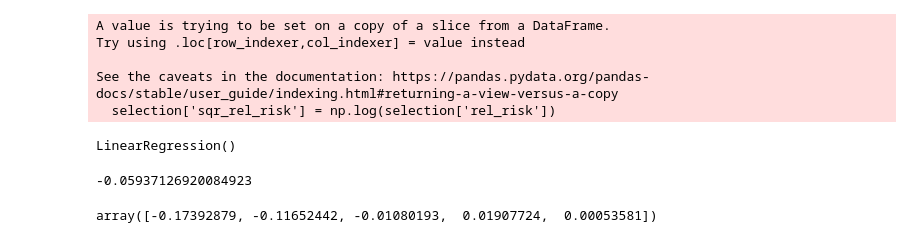
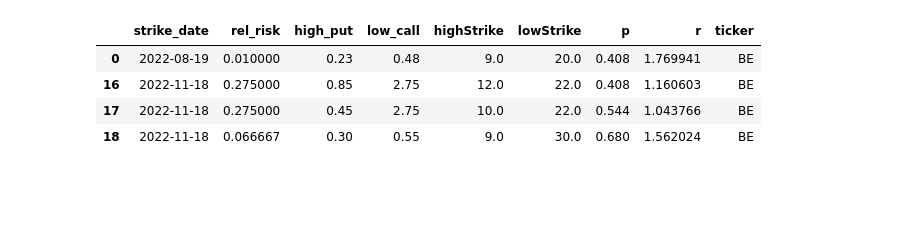
Before and after one commit to andermy/yahooScraper, a Jupyter notebook: test.ipynb, the cells around one changed output. Drawn from its saved outputs; the diff is of its cells as text; code cells hidden in the pictures; blank space fills up the shorter version.

```diff
--- a/test.ipynb
+++ b/test.ipynb
@@ -118,22 +39,8 @@ o.formula
-# %%
-linear_regressor = LinearRegression()
-selection = s[(s['rel_risk']>0)&(s['rel_risk']<3)&(s['return']>0)&(s['return']<2)]
-selection['sqr_rel_risk'] = np.log(selection['rel_risk'])
-y = selection['return']
-x = selection[['sqr_rel_risk', 'probability', 'iv', 'vix', 'days_to_strike']]
-linear_regressor.fit(x, y)
-# %% [output]
-A value is trying to be set on a copy of a slice from a DataFrame.
-Try using .loc[row_indexer,col_indexer] = value instead
-
-See the caveats in the documentation: https://pandas.pydata.org/pandas-docs/stable/user_guide/indexing.html#returning-a-view-versus-a-copy
-  selection['sqr_rel_risk'] = np.log(selection['rel_risk'])
-LinearRegression()
-# %%
-linear_regressor.intercept_
-# %% [output]
--0.05937126920084923
-# %%
-linear_regressor.coef_
-# %% [output]
-array([-0.17392879, -0.11652442, -0.01080193,  0.01907724,  0.00053581])
+# %%
+s[(s['rel_risk']>0)&(s['rel_risk']<3)&(s['r']>0)&(s['r']<2)]
+# %% [output]
+|  | strike_date | rel_risk | high_put | low_call | highStrike | lowStrike | p | r | ticker |
+| 0 | 2022-08-19 | 0.010000 | 0.23 | 0.48 | 9.0 | 20.0 | 0.408 | 1.769941 | BE |
+| 16 | 2022-11-18 | 0.275000 | 0.85 | 2.75 | 12.0 | 22.0 | 0.408 | 1.160603 | BE |
+| 17 | 2022-11-18 | 0.275000 | 0.45 | 2.75 | 10.0 | 22.0 | 0.544 | 1.043766 | BE |
+| 18 | 2022-11-18 | 0.066667 | 0.30 | 0.55 | 9.0 | 30.0 | 0.680 | 1.562024 | BE |
```
Also changed, not shown: parts of 16 cells of this notebook, 4 other files.
